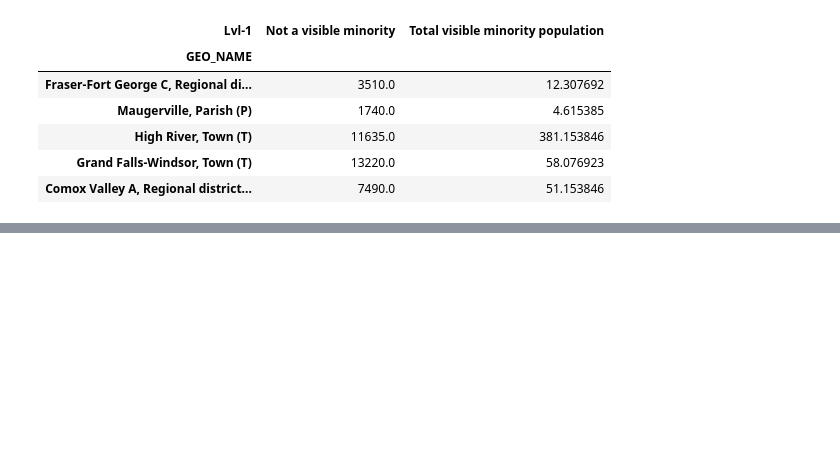
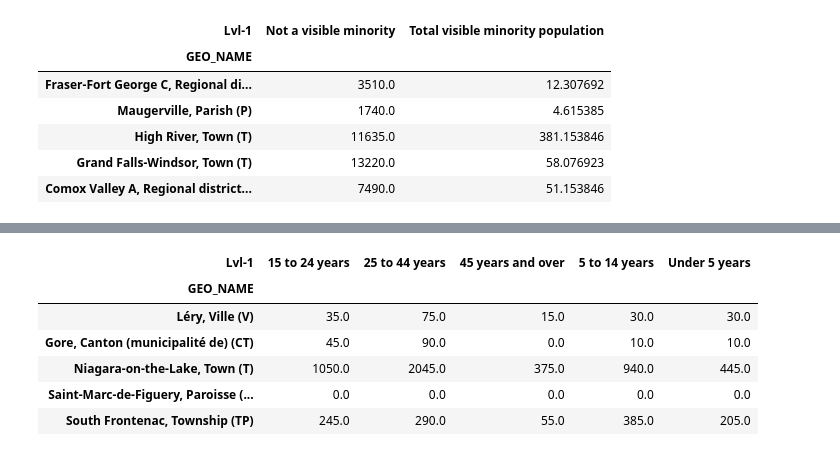
Before and after one commit to abdyraman/newcomersresearch, a Jupyter notebook: analysis.ipynb, the cells around one changed output, grey strips where cells are left out. Cells and saved outputs as stored; diff of their text form; code cells hidden in the pictures; blank space fills up the shorter version.

```diff
--- a/analysis.ipynb
+++ b/analysis.ipynb
@@ -166,0 +191,12 @@ pivot_indigen.sample(5)
+# %%
+immmigage_level = df_census[df_census['Lvl-0']=='Total - Age at immigration for the immigrant population in private households - 25% sample data']
+pivot_immmigage = immmigage_level.pivot_table(index = 'GEO_NAME', columns='Lvl-1', values='C1_COUNT_TOTAL')
+pivot_immmigage.sample(5)
+# %% [output]
+| Lvl-1 | 15 to 24 years | 25 to 44 years | 45 years and over | 5 to 14 years | Under 5 years |
+| GEO_NAME |  |  |  |  |  |
+| Léry, Ville (V) | 35.0 | 75.0 | 15.0 | 30.0 | 30.0 |
+| Gore, Canton (municipalité de) (CT) | 45.0 | 90.0 | 0.0 | 10.0 | 10.0 |
+| Niagara-on-the-Lake, Town (T) | 1050.0 | 2045.0 | 375.0 | 940.0 | 445.0 |
+| Saint-Marc-de-Figuery, Paroisse (... | 0.0 | 0.0 | 0.0 | 0.0 | 0.0 |
+| South Frontenac, Township (TP) | 245.0 | 290.0 | 55.0 | 385.0 | 205.0 |
```
Also changed, not shown: parts of 4 cells of this notebook.
